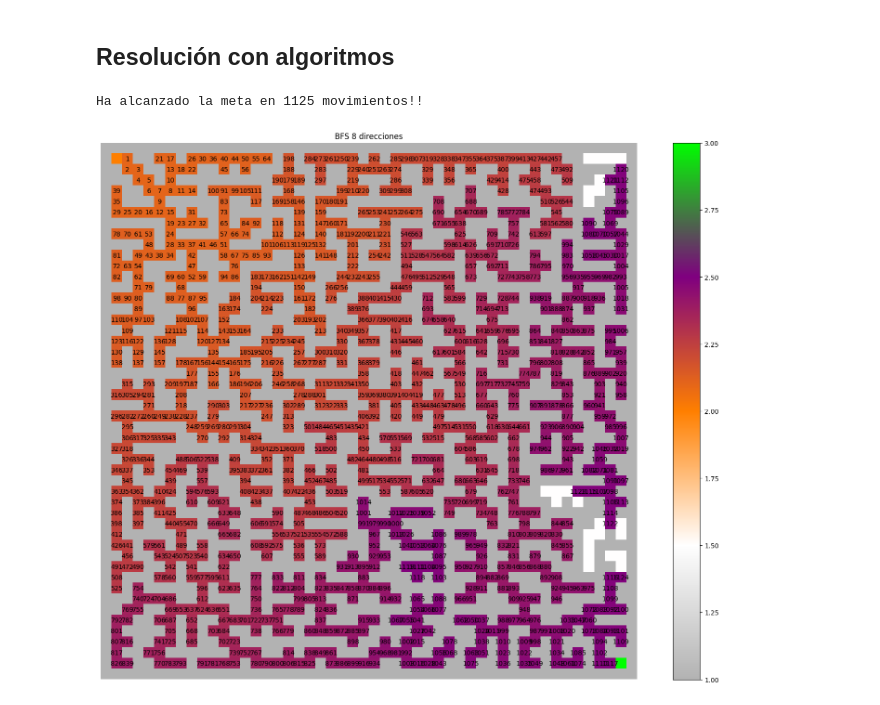
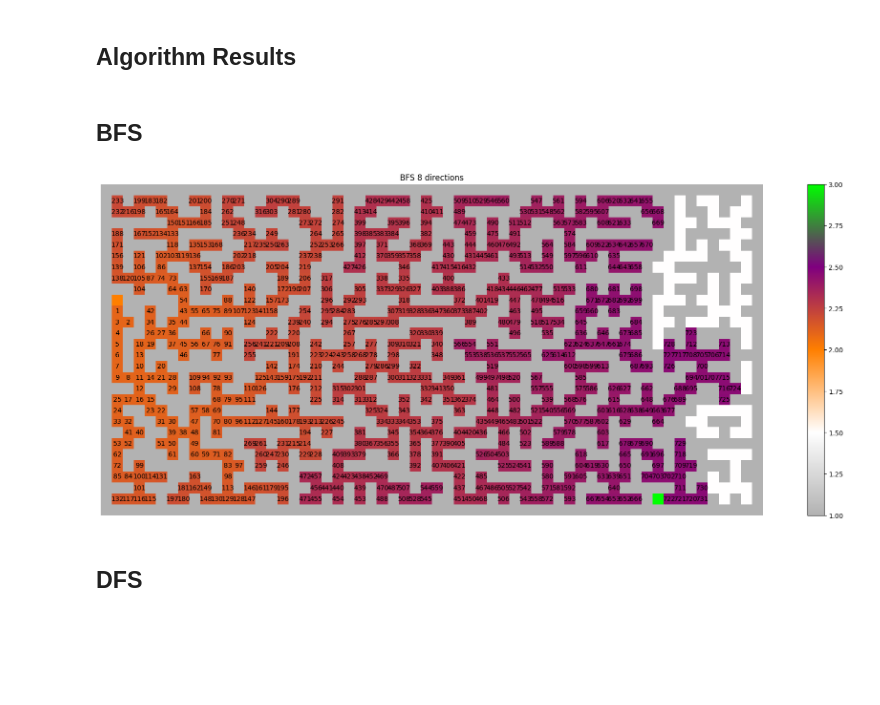
Before and after one commit to AyozeGS/Maze, a Jupyter notebook: Maze_Random_with_BFS_DFS.ipynb, the cells around one changed output. Cells and saved outputs as stored; diff of their text form; code cells hidden in the pictures; blank space fills up the shorter version.

```diff
--- a/Maze_Random_with_BFS_DFS.ipynb
+++ b/Maze_Random_with_BFS_DFS.ipynb
@@ -190,11 +129,11 @@ def depth_first_search(maze:np.ndarray, moves:np.ndarray, init:Place, goal:Place
 # %%
 #MAZE PARAMETERS TO CONFIGURE
-height=50
-width=50
-init_row = 1
+height=30
+width=60
+init_row = 10
 init_col = 1
 goal_row = height-2
-goal_col = width-2
+goal_col = width-10
 
 #SHOW PARAMETERS TO CONFIGURE
 fig_width = 4*width/10
@@ -246,2 +185,4 @@ visualize_example(maze_random,ax,'Laberinto Aleatorio', True)
-# %% [markdown]
-## Resolución con algoritmos
+# %% [markdown]
+## Algorithm Results
+# %% [markdown]
+## BFS
@@ -248,8 +223,9 @@ visualize_example(maze_random,ax,'Laberinto Aleatorio', True)
 # %%
-mark = breadth_first_search(maze_random, MOVES4, start_position, goal_position)
+mark = breadth_first_search(maze_random, MOVES8, start_position, goal_position)
 
 fig, ax = plt.subplots(1,1, figsize=(fig_width,fig_height))
-visualize_example(mark,ax,'BFS 8 direcciones', True)
+visualize_example(mark,ax,'BFS 8 directions', True)
 # %% [output]
-Ha alcanzado la meta en 1125 movimientos!!
-[figure, old version]
+[figure, new version]
+# %% [markdown]
+## DFS
```
Also changed, not shown: parts of 14 cells of this notebook.
